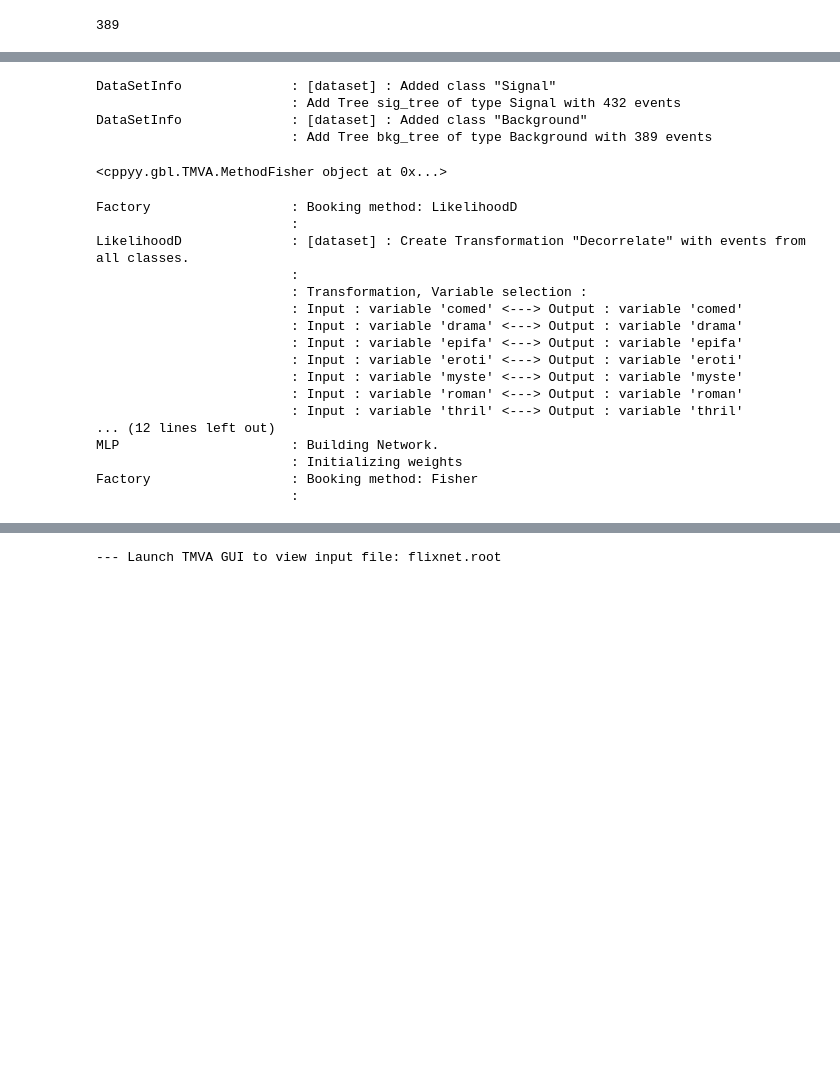
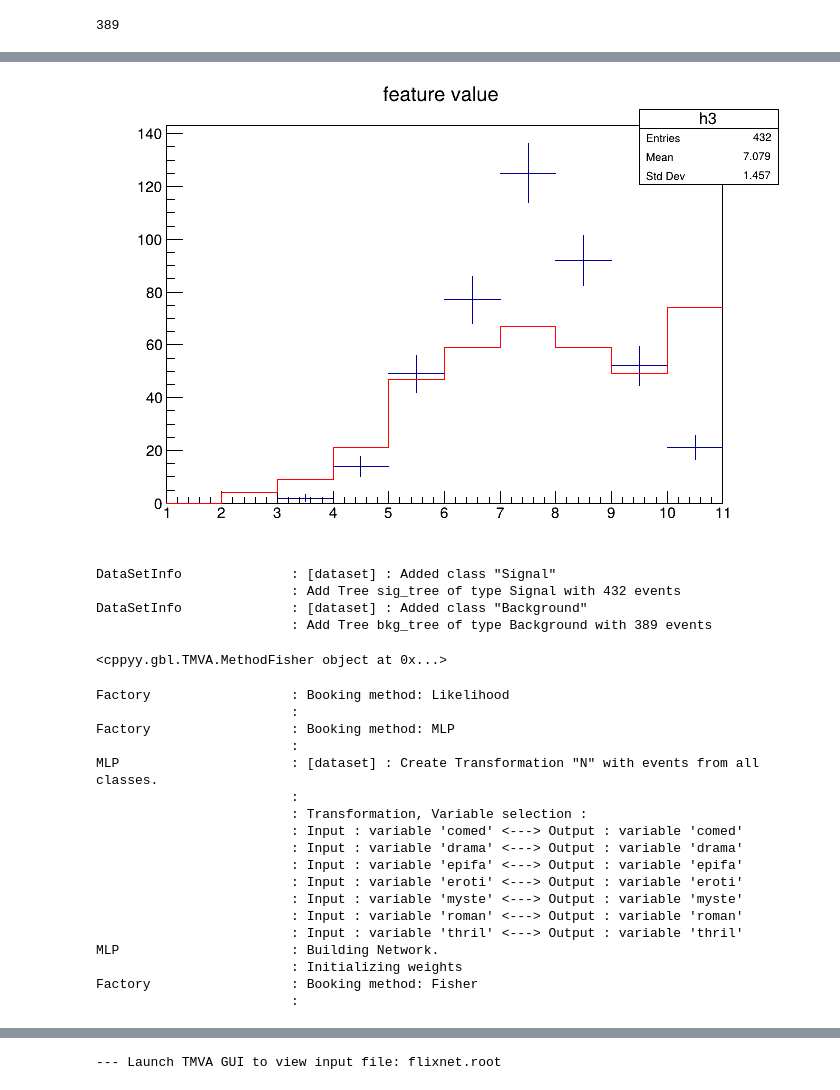
Before and after one commit to covarell/python_examples, a Jupyter notebook: TMVATraining.ipynb, the cells around one changed output, grey strips where cells are left out. Drawn from its saved outputs; the diff is of its cells as text; code cells hidden in the pictures; blank space fills up the shorter version.

```diff
--- a/TMVATraining.ipynb
+++ b/TMVATraining.ipynb
@@ -98,5 +95,7 @@ h2.Draw("same")
 # %%
-c1.Update()
+c1.Draw()
+# %% [output]
+[figure, added]
 # %%
 tdl = ROOT.TMVA.DataLoader("dataset")
 # %%
@@ -111,14 +110,16 @@ DataSetInfo              : [dataset] : Added class "Signal"
 DataSetInfo              : [dataset] : Added class "Background"
                          : Add Tree bkg_tree of type Background with 389 events
 # %%
-factory.BookMethod( tdl, ROOT.TMVA.Types.kLikelihood, "LikelihoodD","!H:!V:TransformOutput:PDFInterpol=Spline3:NSmoothSig[0]=20:NSmoothBkg[0]=20:NSmooth=5:NAvEvtPerBin=50:VarTransform=Decorrelate")
-factory.BookMethod( tdl, ROOT.TMVA.Types.kMLP, "MLP", "H:!V:NeuronType=tanh:VarTransform=N:NCycles=600:HiddenLayers=N+5:TestRate=5:!UseRegulator")
-factory.BookMethod( tdl, ROOT.TMVA.Types.kFisher, "Fisher", "H:!V:Fisher:VarTransform=None:CreateMVAPdfs:PDFInterpolMVAPdf=Spline2:NbinsMVAPdf=30:NsmoothMVAPdf=10" )
+factory.BookMethod( tdl, ROOT.TMVA.Types.kLikelihood, "Likelihood","!H:!V:TransformOutput:PDFInterpol=Spline3:NSmoothSig[0]=20:NSmoothBkg[0]=20:NSmooth=5:NAvEvtPerBin=50:VarTransform=None")
+factory.BookMethod( tdl, ROOT.TMVA.Types.kMLP, "MLP", "H:!V:NeuronType=tanh:VarTransform=N:NCycles=1000:HiddenLayers=N+5:TestRate=5:!UseRegulator")
+factory.BookMethod( tdl, ROOT.TMVA.Types.kFisher, "Fisher", "H:!V:Fisher:VarTransform=None:CreateMVAPdfs:PDFInterpolMVAPdf=Spline3:NbinsMVAPdf=30:NsmoothMVAPdf=10" )
 # %% [output]
 <cppyy.gbl.TMVA.MethodFisher object at 0x...>
-Factory                  : Booking method: LikelihoodD
+Factory                  : Booking method: Likelihood
                          :
-LikelihoodD              : [dataset] : Create Transformation "Decorrelate" with events from all classes.
+Factory                  : Booking method: MLP
+                         :
+MLP                      : [dataset] : Create Transformation "N" with events from all classes.
                          :
                          : Transformation, Variable selection :
                          : Input : variable 'comed' <---> Output : variable 'comed'
@@ -128,7 +129,6 @@ LikelihoodD              : [dataset] : Create Transformation "Decorrelate" with
                          : Input : variable 'myste' <---> Output : variable 'myste'
                          : Input : variable 'roman' <---> Output : variable 'roman'
                          : Input : variable 'thril' <---> Output : variable 'thril'
-... (12 lines left out)
 MLP                      : Building Network.
                          : Initializing weights
 Factory                  : Booking method: Fisher
```
Also changed, not shown: parts of 16 cells of this notebook, 2 other files.
